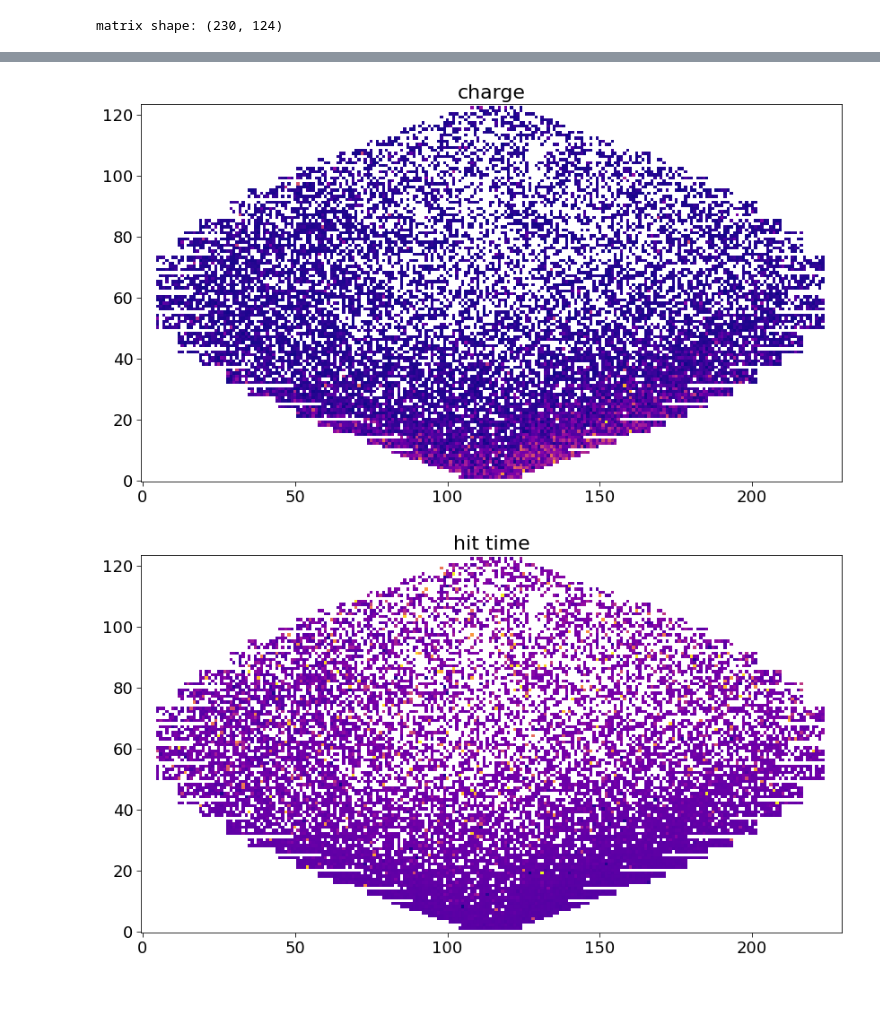
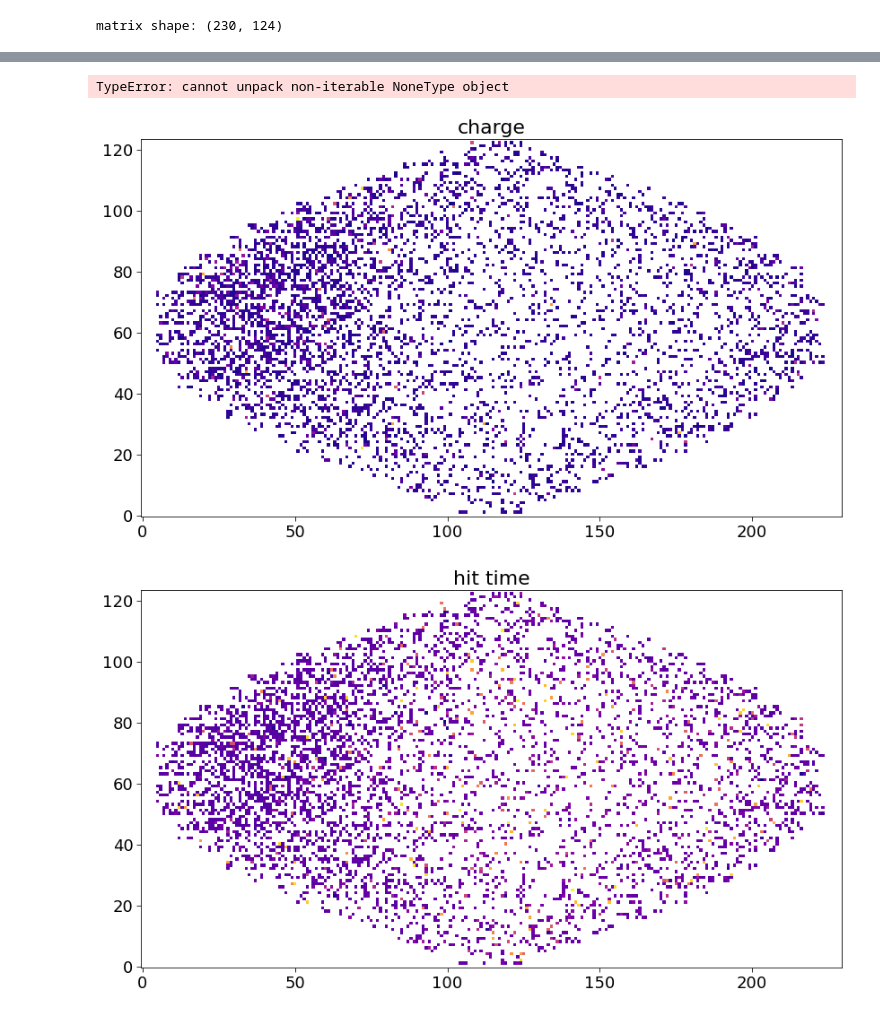
Before and after one commit to niklai99/qcnn4juno, a Jupyter notebook: eda/lai_fixing_shapes.ipynb, the cells around one changed output, grey strips where cells are left out. Cells and saved outputs as stored; diff of their text form; code cells hidden in the pictures.

```diff
--- a/eda/lai_fixing_shapes.ipynb
+++ b/eda/lai_fixing_shapes.ipynb
@@ -79,0 +94,7 @@ plt.show()
+# %%
+import itertools
+m_dict = {key: None for key in range(17612)}
+
+for j, i in itertools.product(range(mat.shape[1]), range(mat.shape[0])):
+    if np.isnan(mat[i,j]): continue
+    m_dict[mat[i,j]] = (i, j)
@@ -80,8 +121,8 @@ plt.show()
 # %%
-import itertools
-
 # il dataset
-la_cazzo_di_matrice = np.zeros(shape=(5000, 230, 124, 2))
+# la_cazzo_di_matrice = np.zeros(shape=(5000, 230, 124, 2))
+la_cazzo_di_matrice = np.empty(shape=(5000, 230, 124, 2))
+la_cazzo_di_matrice[:] = np.nan
 
 # matrice della carica
 q_mat = np.empty(shape=(230, 124))
@@ -93,42 +134,37 @@ ht_mat[:] = np.nan
 
 # qui inizia il bello
 for ev in range(train_data.shape[1]):
-    for j, i in itertools.product(range(mat.shape[1]), range(mat.shape[0])):
-        pmt_id = mat[i,j]
-        if np.isnan(pmt_id): continue
-        for k, id in enumerate(train_data[0,:][ev]):
-            if id == pmt_id:
-                # print("hit", id)
-                q_mat[i,j]  = train_data[1,:][ev][k]
-                ht_mat[i,j] = train_data[2,:][ev][k]
-    la_cazzo_di_matrice[ev,:,:,0] = q_mat
-    la_cazzo_di_matrice[ev,:,:,1] = ht_mat
-
-    # per non fottere il pc
-    break
+    if ev == 1000:
+        break
+    for i, pmt_active in enumerate(train_data[0, ev]):
+        row, col = mapping_dict[pmt_active]
+        la_cazzo_di_matrice[ev,row,col,0] = train_data[1,ev][i]
+        la_cazzo_di_matrice[ev,row,col,1] = train_data[2,ev][i]
+# %% [output]
+TypeError: cannot unpack non-iterable NoneType object
 # %%
-ev = 1
+ev = 0
 
 fig = plt.figure(figsize=(14,14))
 ax = modules.plot_utils.plot_2d_image(
     la_cazzo_di_matrice[ev,:,:,0],
     fig,
     "charge",
     111,
     18,
     "plasma"
 )
 plt.show()
 fig = plt.figure(figsize=(14,14))
 ax = modules.plot_utils.plot_2d_image(
     la_cazzo_di_matrice[ev,:,:,1],
     fig,
     "hit time",
     111,
     18,
     "plasma"
 )
 plt.show()
 # %% [output]
-[figure, old version]
+[figure, new version]
-[figure, old version]
+[figure, new version]
```
Also changed, not shown: parts of 4 cells of this notebook.
